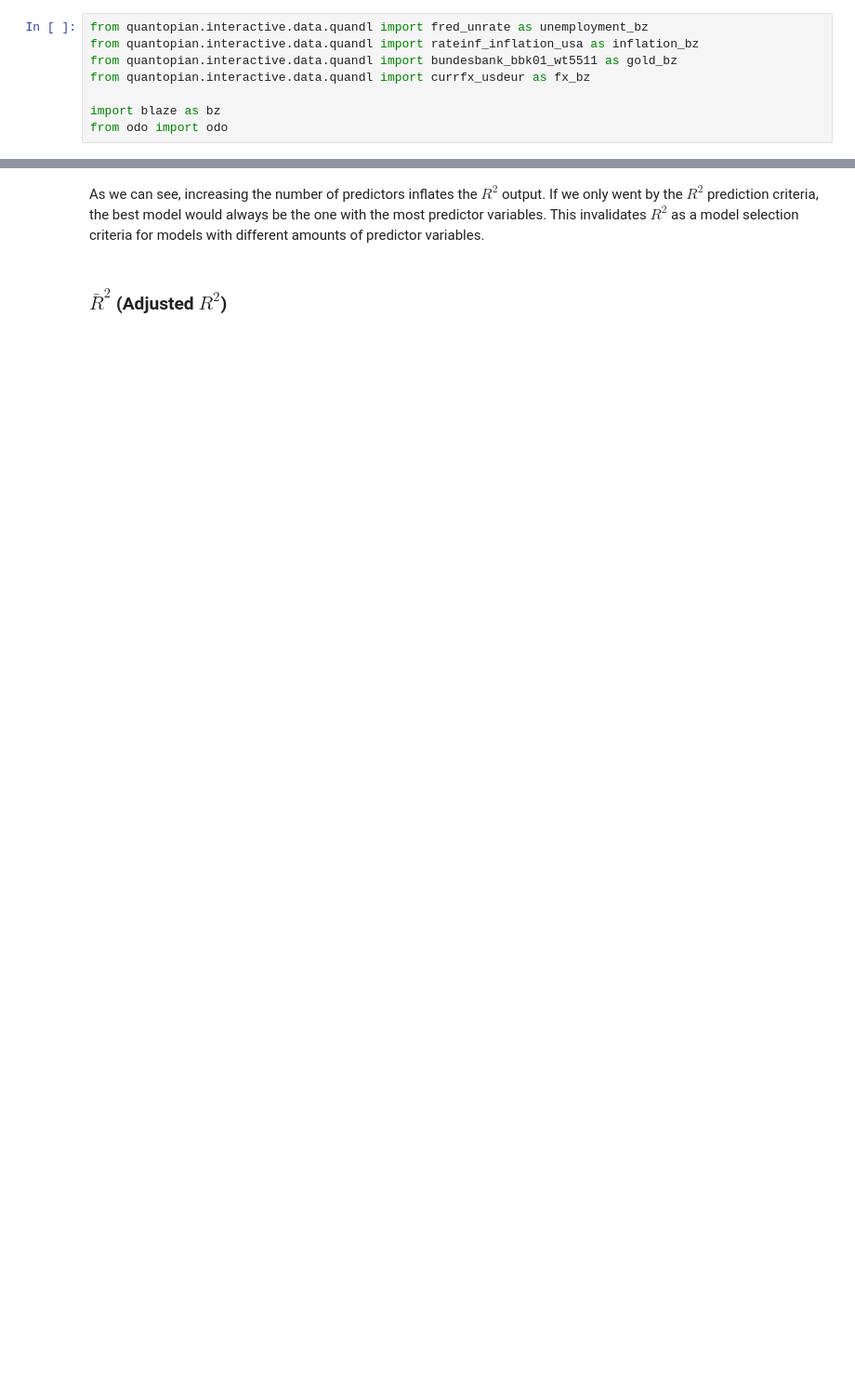
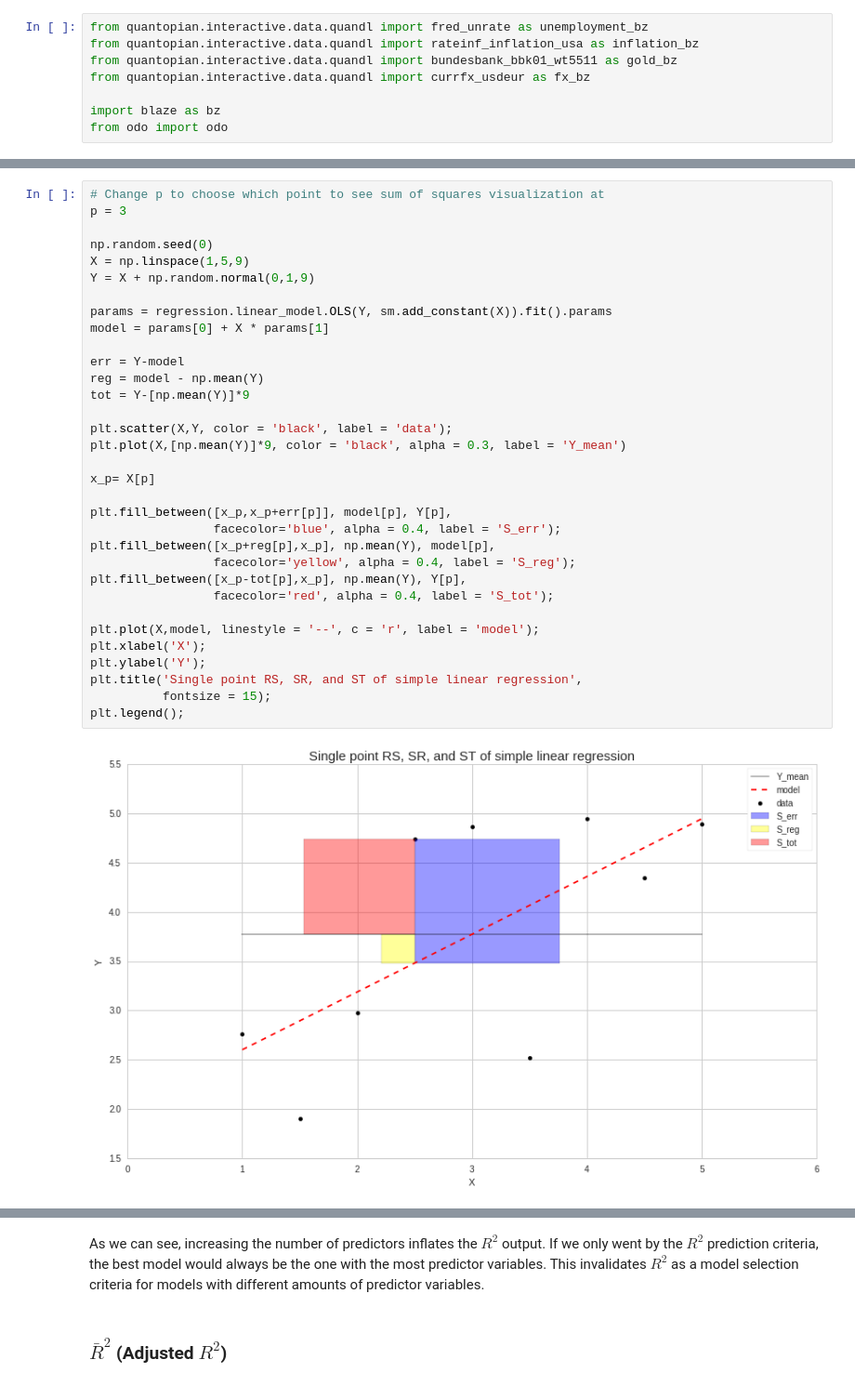
Before and after one commit to quantopian/research_public, a Jupyter notebook: notebooks/lectures/Model_Validation/notebook.ipynb, the cells around one changed output, grey strips where cells are left out. Shown at 93% size. Cells and saved outputs as stored; diff of their text form; blank space fills up the shorter version.

Commit message:
Model Validation Lecture Draft 2.

```diff
--- a/notebooks/lectures/Model_Validation/notebook.ipynb
+++ b/notebooks/lectures/Model_Validation/notebook.ipynb
@@ -86,0 +107,35 @@ There exist a number of metrics we can use to asses the relative and absolute st
+# %%
+# Change p to choose which point to see sum of squares visualization at
+p = 3
+
+np.random.seed(0)
+X = np.linspace(1,5,9)
+Y = X + np.random.normal(0,1,9)
+
+params = regression.linear_model.OLS(Y, sm.add_constant(X)).fit().params
+model = params[0] + X * params[1]
+
+err = Y-model
+reg = model - np.mean(Y)
+tot = Y-[np.mean(Y)]*9
+
+plt.scatter(X,Y, color = 'black', label = 'data');
+plt.plot(X,[np.mean(Y)]*9, color = 'black', alpha = 0.3, label = 'Y_mean')
+
+x_p= X[p]
+
+plt.fill_between([x_p,x_p+err[p]], model[p], Y[p],
+                 facecolor='blue', alpha = 0.4, label = 'S_err');
+plt.fill_between([x_p+reg[p],x_p], np.mean(Y), model[p],
+                 facecolor='yellow', alpha = 0.4, label = 'S_reg');
+plt.fill_between([x_p-tot[p],x_p], np.mean(Y), Y[p],
+                 facecolor='red', alpha = 0.4, label = 'S_tot');
+
+plt.plot(X,model, linestyle = '--', c = 'r', label = 'model');
+plt.xlabel('X');
+plt.ylabel('Y');
+plt.title('Single point RS, SR, and ST of simple linear regression',
+          fontsize = 15);
+plt.legend();
+# %% [output]
+[figure, added]
```
Also changed, not shown: parts of 25 cells of this notebook, 1 other file.
